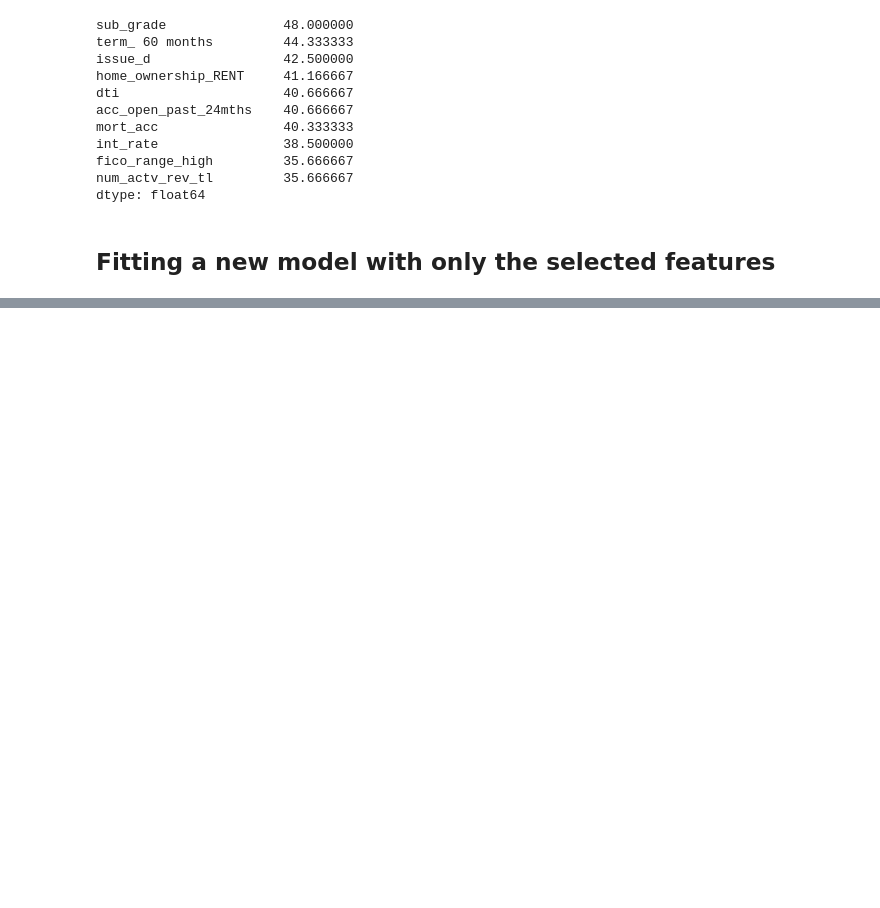
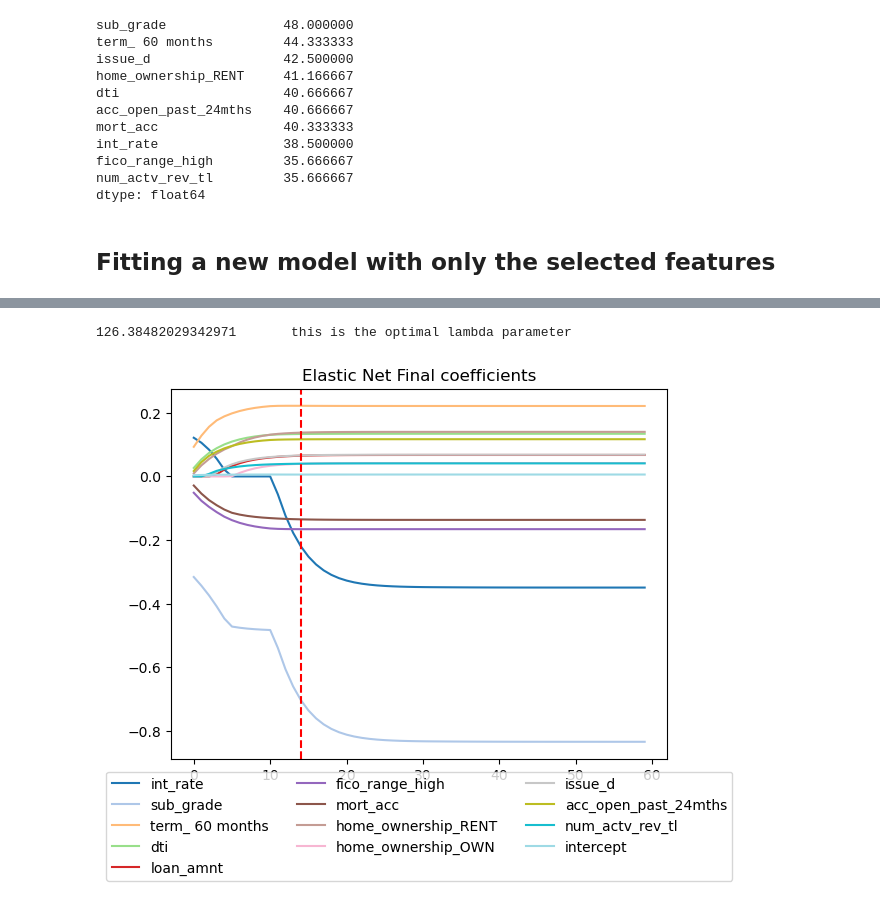
Before and after one commit to G-Mass/MTFI-project, a Jupyter notebook: p2p_lending_credit_risk_assessment.ipynb, the cells around one changed output, grey strips where cells are left out. Saved outputs shown, nothing was run; the diff lists cells and outputs as text; code cells hidden in the pictures; blank space fills up the shorter version.

```diff
--- a/p2p_lending_credit_risk_assessment.ipynb
+++ b/p2p_lending_credit_risk_assessment.ipynb
@@ -1298,0 +1386,11 @@ rand_forest_chosen_feats = RandomForestClassifier(n_jobs= -1, random_)
+# %%
+print((elasticnetcv_model_final.C_**-1)[0],"\t this is the optimal lambda parameter")
+col_names = list(elasticnetcv_model_final.feature_names_in_)
+pd.DataFrame(elasticnetcv_model_final.coefs_paths_[1][:,:,0,:].mean(axis=0),columns=col_names+["intercept"]).plot(linewidth=1.5,colormap="tab20")
+plt.axvline(x=np.argmax(elasticnetcv_model_final.Cs_ == elasticnetcv_model_final.C_),linestyle="--",color="red")
+plt.legend(loc='lower center', bbox_to_anchor=(0.5, -.35),ncols=3)
+plt.title("Elastic Net Final coefficients")
+plt.show()
+# %% [output]
+126.38482029342971       this is the optimal lambda parameter
+[figure, added]
```
Also changed, not shown: parts of 12 cells of this notebook, 20 other files.
